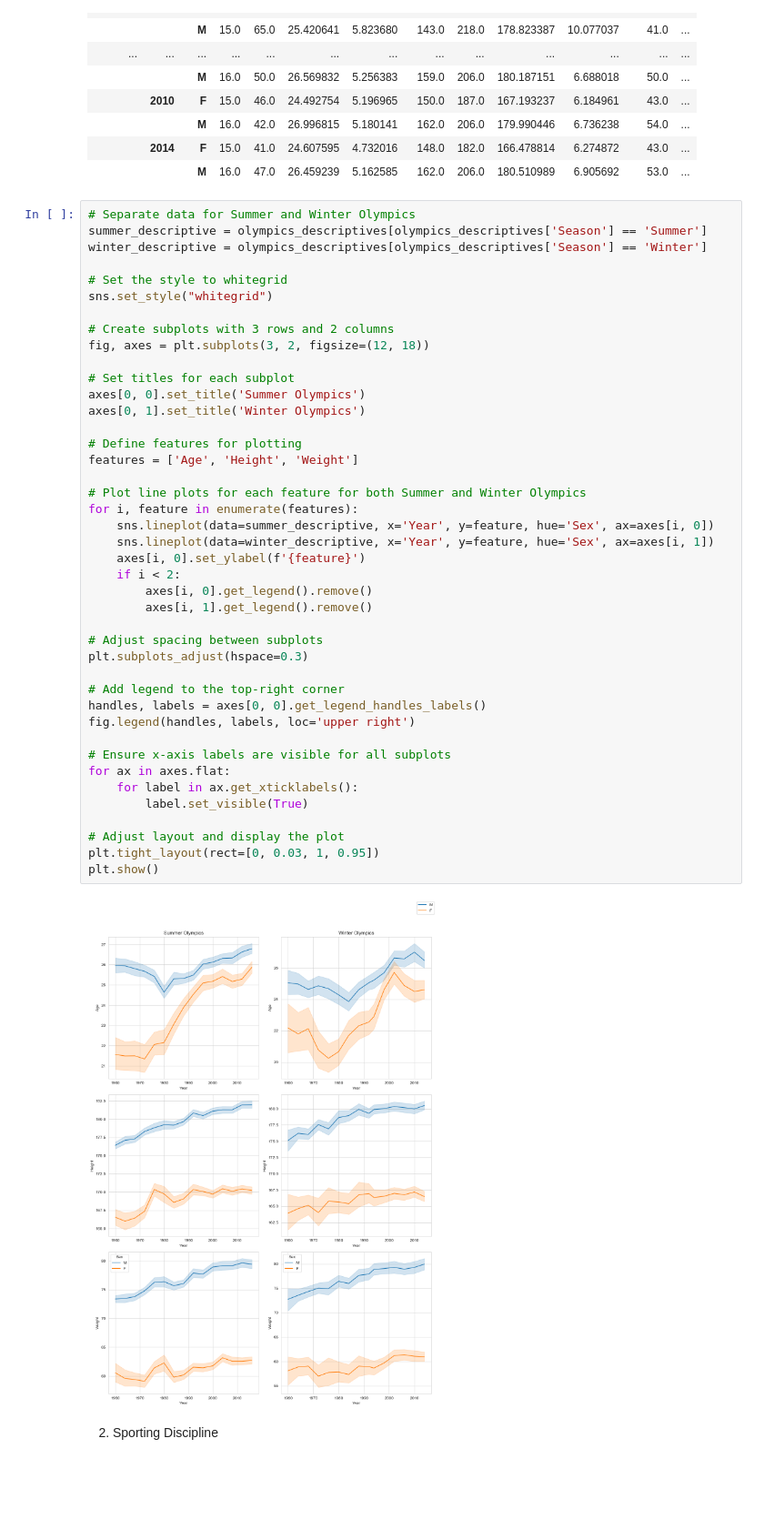
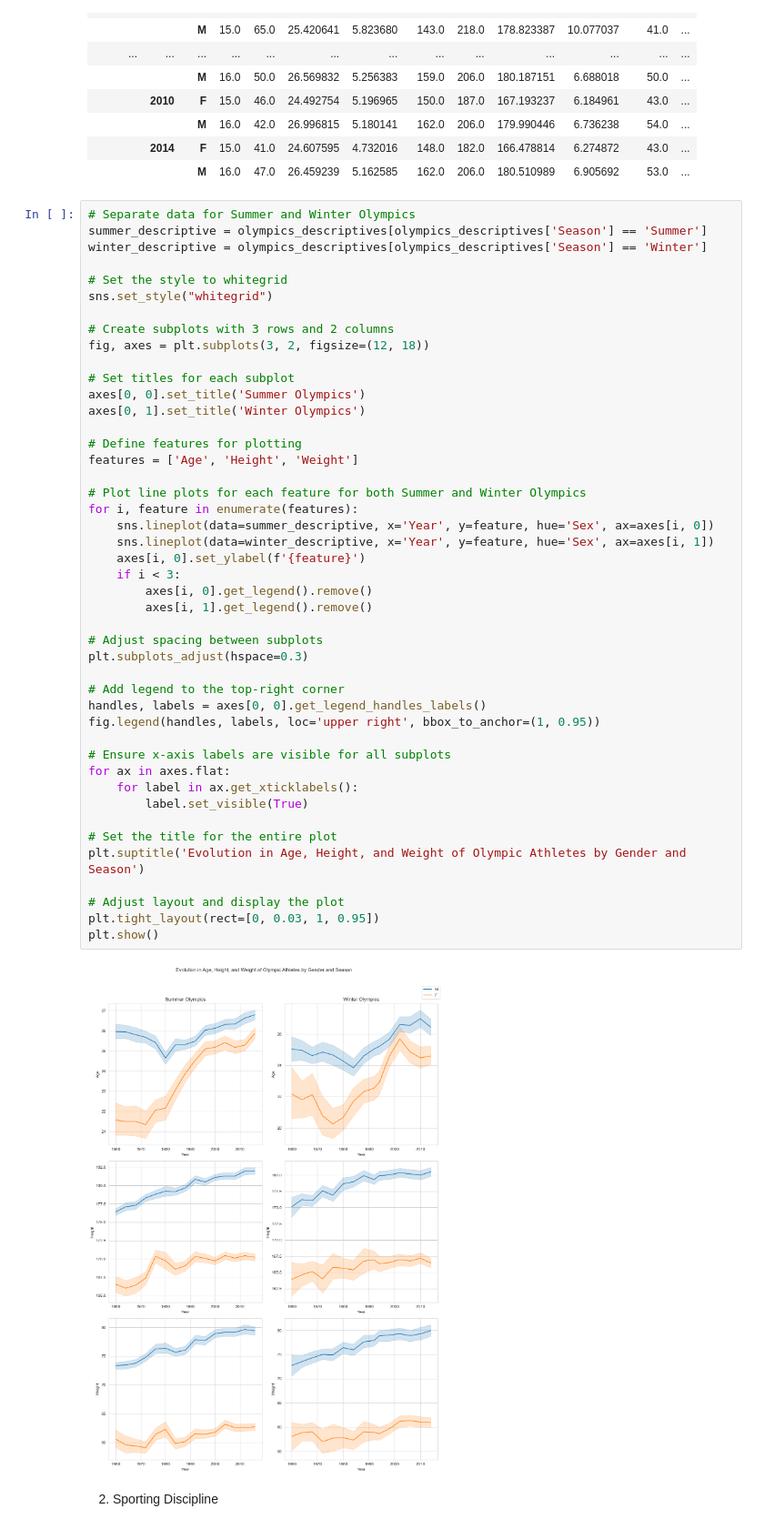
Before and after one commit to com-480-data-visualization/project-2024-okay-guys, a Jupyter notebook: EDA.ipynb, the cells around one changed output. Shown at 91% size. Cells and saved outputs as stored; diff of their text form; blank space fills up the shorter version.

Commit message:
Add title and correcting legend position

```diff
--- a/EDA.ipynb
+++ b/EDA.ipynb
@@ -323,36 +323,39 @@ fig, axes = plt.subplots(3, 2, figsize=(12, 18))
 # Set titles for each subplot
 axes[0, 0].set_title('Summer Olympics')
 axes[0, 1].set_title('Winter Olympics')
 
 # Define features for plotting
 features = ['Age', 'Height', 'Weight']
 
 # Plot line plots for each feature for both Summer and Winter Olympics
 for i, feature in enumerate(features):
     sns.lineplot(data=summer_descriptive, x='Year', y=feature, hue='Sex', ax=axes[i, 0])
     sns.lineplot(data=winter_descriptive, x='Year', y=feature, hue='Sex', ax=axes[i, 1])
     axes[i, 0].set_ylabel(f'{feature}')
-    if i < 2:
+    if i < 3:
         axes[i, 0].get_legend().remove()
         axes[i, 1].get_legend().remove()
 
 # Adjust spacing between subplots
 plt.subplots_adjust(hspace=0.3)
 
 # Add legend to the top-right corner
 handles, labels = axes[0, 0].get_legend_handles_labels()
-fig.legend(handles, labels, loc='upper right')
+fig.legend(handles, labels, loc='upper right', bbox_to_anchor=(1, 0.95))
 
 # Ensure x-axis labels are visible for all subplots
 for ax in axes.flat:
     for label in ax.get_xticklabels():
         label.set_visible(True)
 
+# Set the title for the entire plot
+plt.suptitle('Evolution in Age, Height, and Weight of Olympic Athletes by Gender and Season')
+
 # Adjust layout and display the plot
 plt.tight_layout(rect=[0, 0.03, 1, 0.95])
 plt.show()
 # %% [output]
-[figure, old version]
+[figure, new version]
 # %% [markdown]
 2.  Sporting Discipline
 # %%
```
